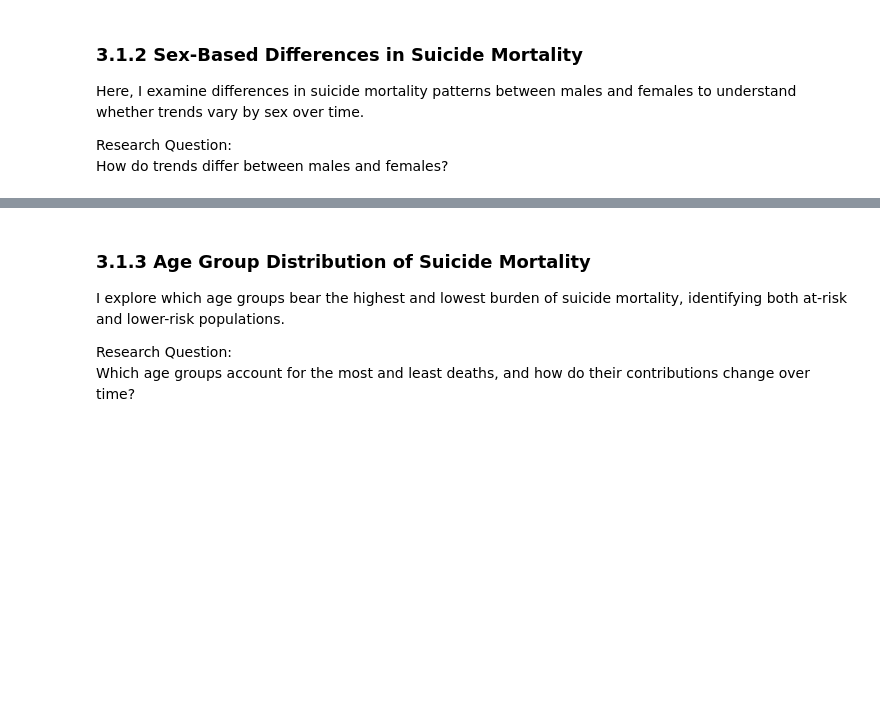
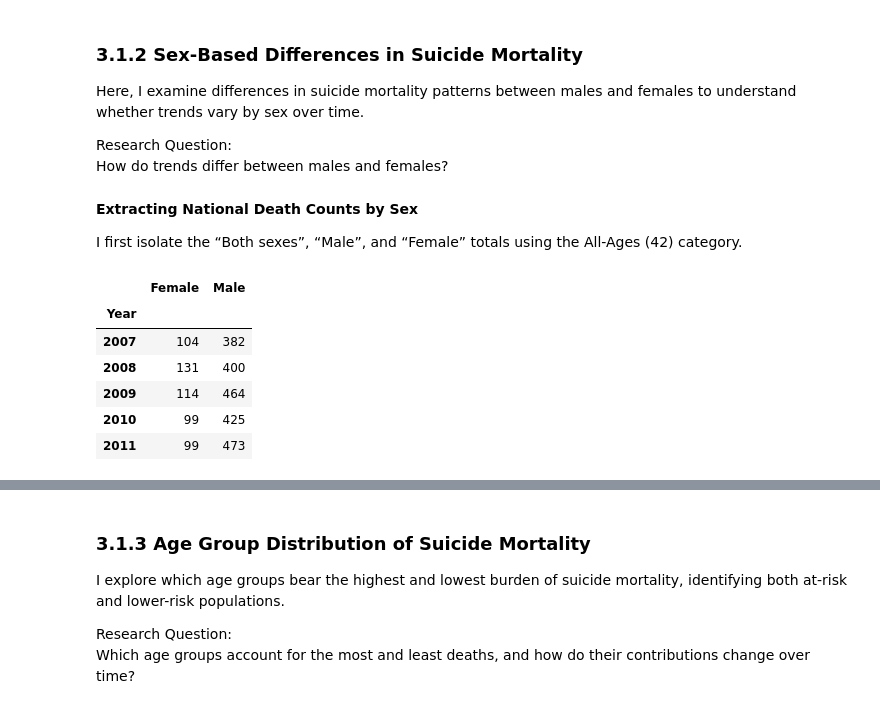
Before and after one commit to NibnabCodes/pfda_project, a Jupyter notebook: analysis.ipynb, the cells around one changed output, grey strips where cells are left out. Cells and saved outputs as stored; diff of their text form; code cells hidden in the pictures; blank space fills up the shorter version.

```diff
--- a/analysis.ipynb
+++ b/analysis.ipynb
@@ -904,3 +902,25 @@ Here, I examine differences in suicide mortality patterns between males and fema
 
 Research Question:
 How do trends differ between males and females?
+# %% [markdown]
+**Extracting National Death Counts by Sex**
+
+I first isolate the “Both sexes”, “Male”, and “Female” totals using the All-Ages (42) category.
+# %%
+female_total = irish_deaths_by_age_sex_pivot[(42, "Female")]
+male_total = irish_deaths_by_age_sex_pivot[(42, "Male")]
+
+sex_mortality_df = pd.DataFrame({
+    "Female": female_total,
+    "Male": male_total,
+})
+
+sex_mortality_df.head()
+# %% [output]
+|  | Female | Male |
+| Year |  |  |
+| 2007 | 104 | 382 |
+| 2008 | 131 | 400 |
+| 2009 | 114 | 464 |
+| 2010 | 99 | 425 |
+| 2011 | 99 | 473 |
```
Also changed, not shown: parts of 12 cells of this notebook.
